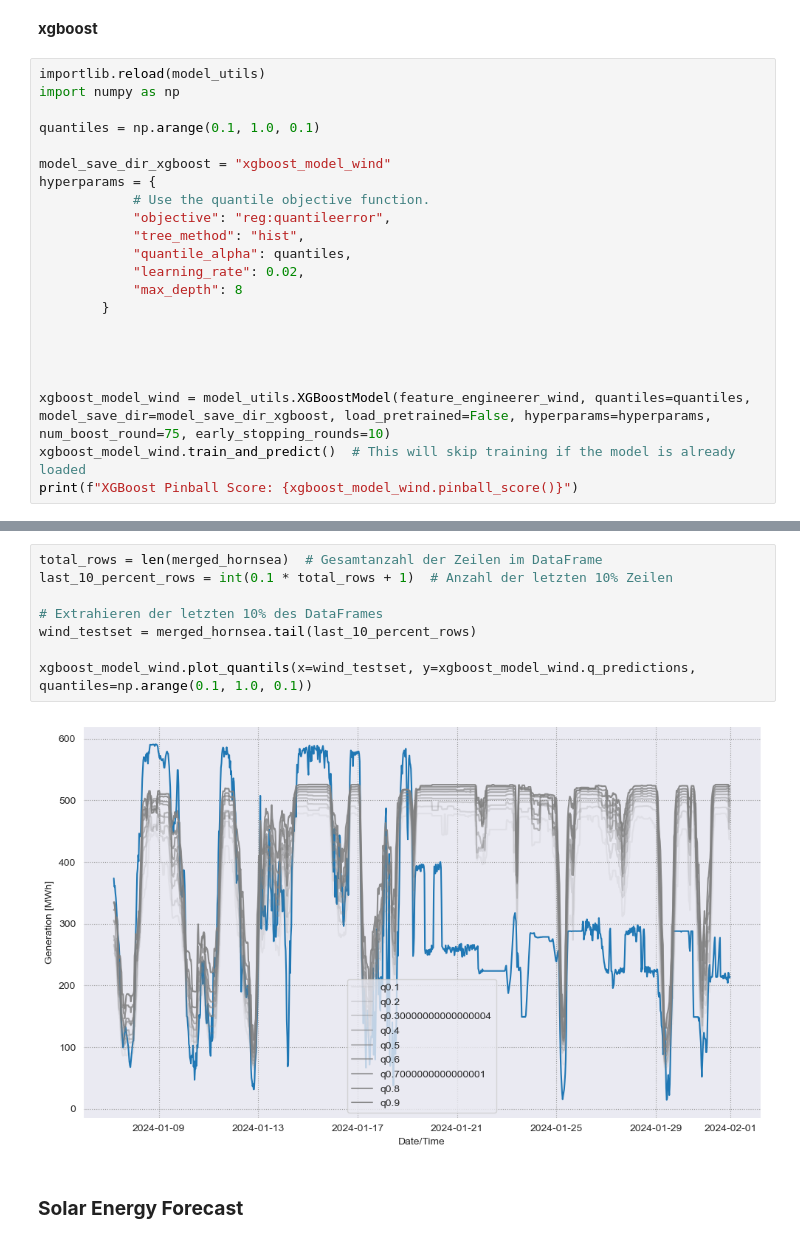
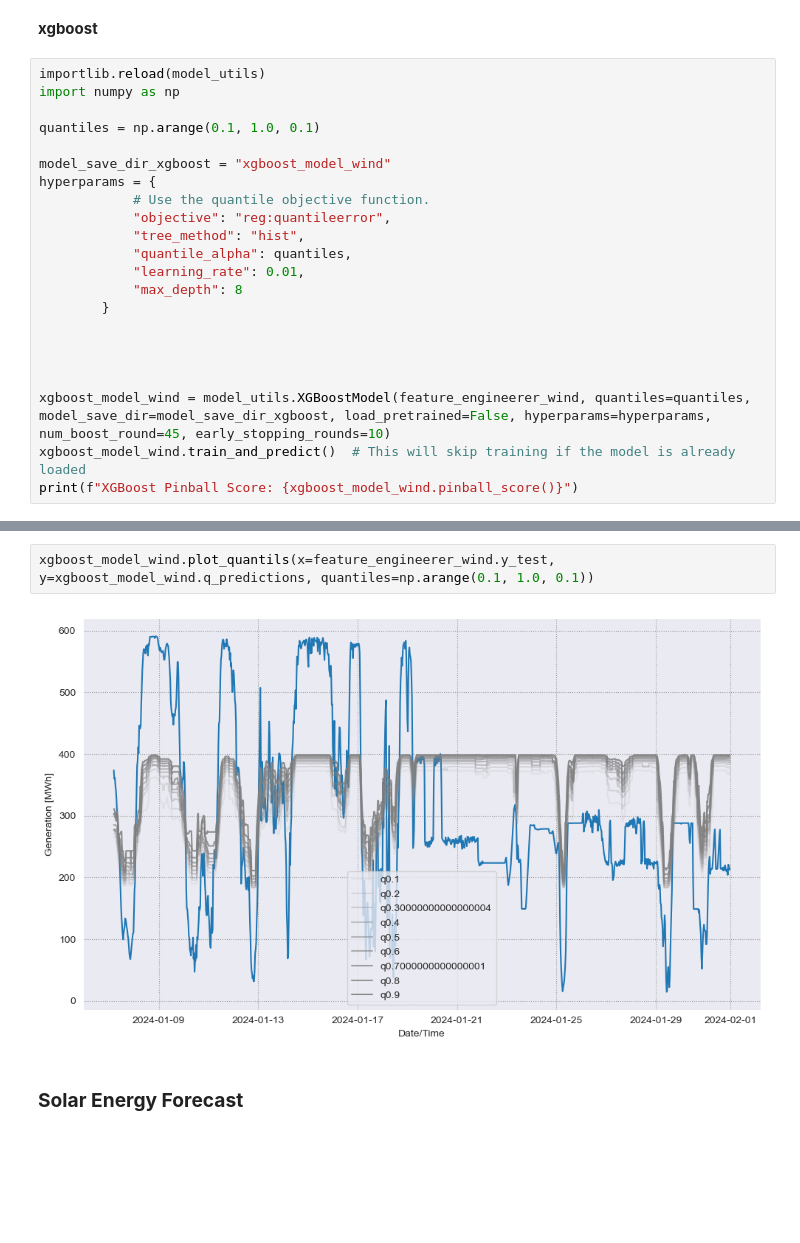
Before and after one commit to av1c3nna/awp2, a Jupyter notebook: code/model_training.ipynb, the cells around one changed output, grey strips where cells are left out. Cells and saved outputs as stored; diff of their text form; blank space fills up the shorter version.

```diff
--- a/code/model_training.ipynb
+++ b/code/model_training.ipynb
@@ -171,14 +165,14 @@ hyperparams = {
             "objective": "reg:quantileerror",
             "tree_method": "hist",
             "quantile_alpha": quantiles,
-            "learning_rate": 0.02,
+            "learning_rate": 0.01,
             "max_depth": 8
         }
 
 
 
 
-xgboost_model_wind = model_utils.XGBoostModel(feature_engineerer_wind, quantiles=quantiles, model_save_dir=model_save_dir_xgboost, load_pretrained=False, hyperparams=hyperparams, num_boost_round=75, early_stopping_rounds=10)
+xgboost_model_wind = model_utils.XGBoostModel(feature_engineerer_wind, quantiles=quantiles, model_save_dir=model_save_dir_xgboost, load_pretrained=False, hyperparams=hyperparams, num_boost_round=45, early_stopping_rounds=10)
 xgboost_model_wind.train_and_predict()  # This will skip training if the model is already loaded
 print(f"XGBoost Pinball Score: {xgboost_model_wind.pinball_score()}")
 # %% [output]
@@ -224,13 +218,7 @@ plt.show()
 # %%
-total_rows = len(merged_hornsea)  # Gesamtanzahl der Zeilen im DataFrame
-last_10_percent_rows = int(0.1 * total_rows + 1)  # Anzahl der letzten 10% Zeilen
-
-# Extrahieren der letzten 10% des DataFrames
-wind_testset = merged_hornsea.tail(last_10_percent_rows)
-
-xgboost_model_wind.plot_quantils(x=wind_testset, y=xgboost_model_wind.q_predictions, quantiles=np.arange(0.1, 1.0, 0.1))
+xgboost_model_wind.plot_quantils(x=feature_engineerer_wind.y_test, y=xgboost_model_wind.q_predictions, quantiles=np.arange(0.1, 1.0, 0.1))
 # %% [output]
-[figure, old version]
+[figure, new version]
 # %% [markdown]
 ### __Solar Energy Forecast__
 # %% [markdown]
```
Also changed, not shown: parts of 16 cells of this notebook.
